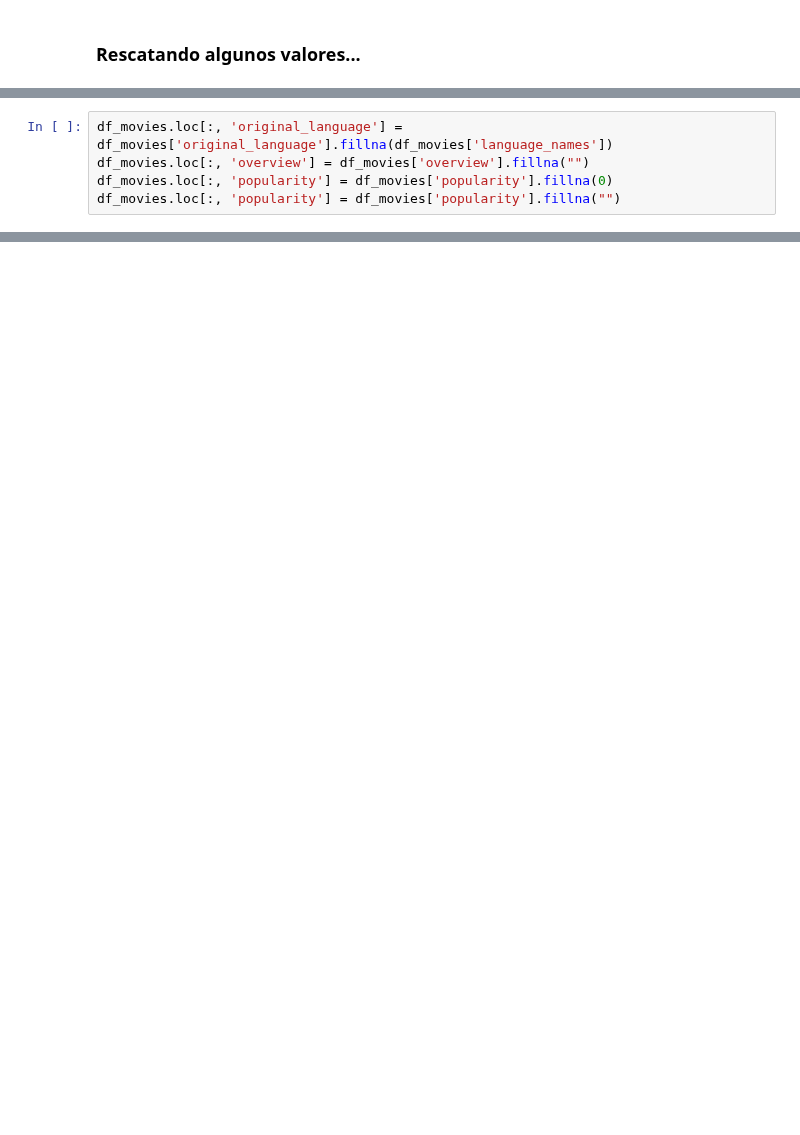
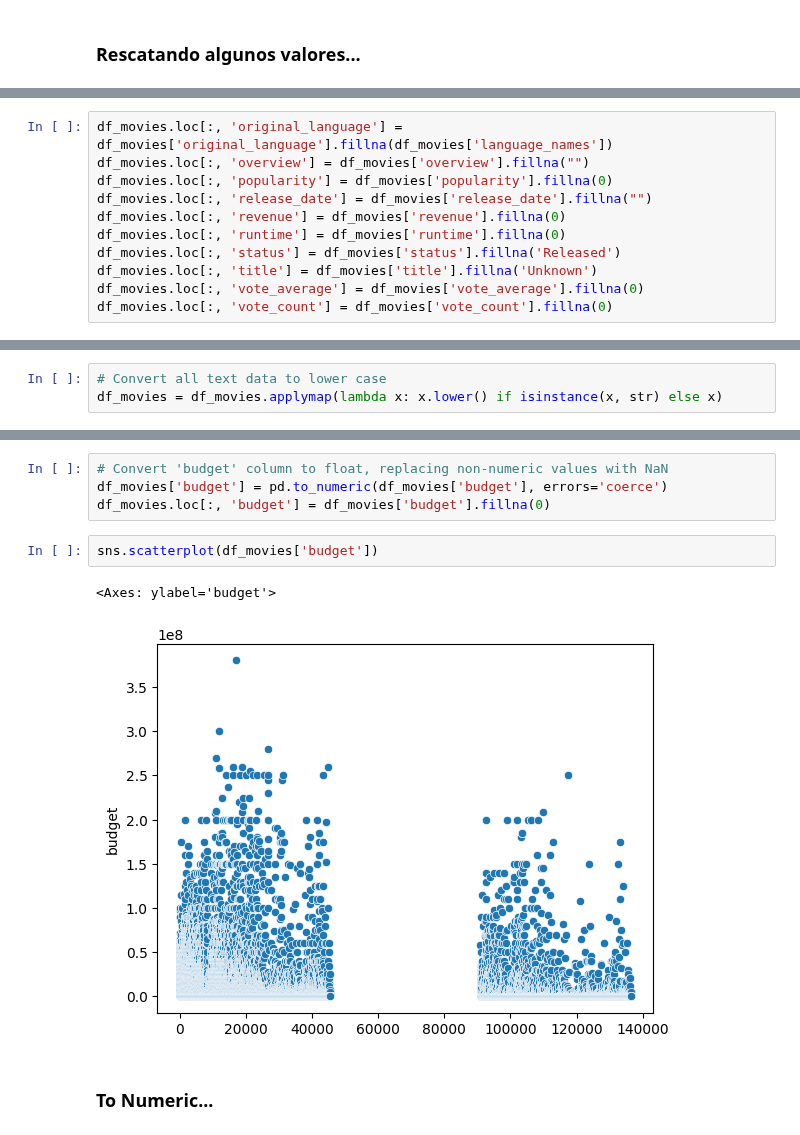
Before and after one commit to Lucaramallo/PI1_MLOps_Sistema_de_Recomendacion_Movies_ML, a Jupyter notebook: ETLs/ETL Movies/ETL Movies.ipynb, the cells around one changed output, grey strips where cells are left out. Drawn from its saved outputs; the diff is of its cells as text; blank space fills up the shorter version.

```diff
--- a/ETLs/ETL Movies/ETL Movies.ipynb
+++ b/ETLs/ETL Movies/ETL Movies.ipynb
@@ -594,5 +593,11 @@ además deberán crear la columna release_year donde extraerán el año de la fe
 df_movies.loc[:, 'original_language'] = df_movies['original_language'].fillna(df_movies['language_names'])
 df_movies.loc[:, 'overview'] = df_movies['overview'].fillna("")
 df_movies.loc[:, 'popularity'] = df_movies['popularity'].fillna(0)
-df_movies.loc[:, 'popularity'] = df_movies['popularity'].fillna("")
+df_movies.loc[:, 'release_date'] = df_movies['release_date'].fillna("")
+df_movies.loc[:, 'revenue'] = df_movies['revenue'].fillna(0)
+df_movies.loc[:, 'runtime'] = df_movies['runtime'].fillna(0)
+df_movies.loc[:, 'status'] = df_movies['status'].fillna('Released')
+df_movies.loc[:, 'title'] = df_movies['title'].fillna('Unknown')
+df_movies.loc[:, 'vote_average'] = df_movies['vote_average'].fillna(0)
+df_movies.loc[:, 'vote_count'] = df_movies['vote_count'].fillna(0)
 # %%
@@ -613,0 +627,3 @@ df_movies
+# %%
+# Convert all text data to lower case
+df_movies = df_movies.applymap(lambda x: x.lower() if isinstance(x, str) else x)
@@ -613,0 +639,11 @@ df_movies
+# %%
+# Convert 'budget' column to float, replacing non-numeric values with NaN
+df_movies['budget'] = pd.to_numeric(df_movies['budget'], errors='coerce')
+df_movies.loc[:, 'budget'] = df_movies['budget'].fillna(0)
+# %%
+sns.scatterplot(df_movies['budget'])
+# %% [output]
+<Axes: ylabel='budget'>
+[figure, added]
+# %% [markdown]
+### To Numeric...
```
Also changed, not shown: parts of 12 cells of this notebook.
